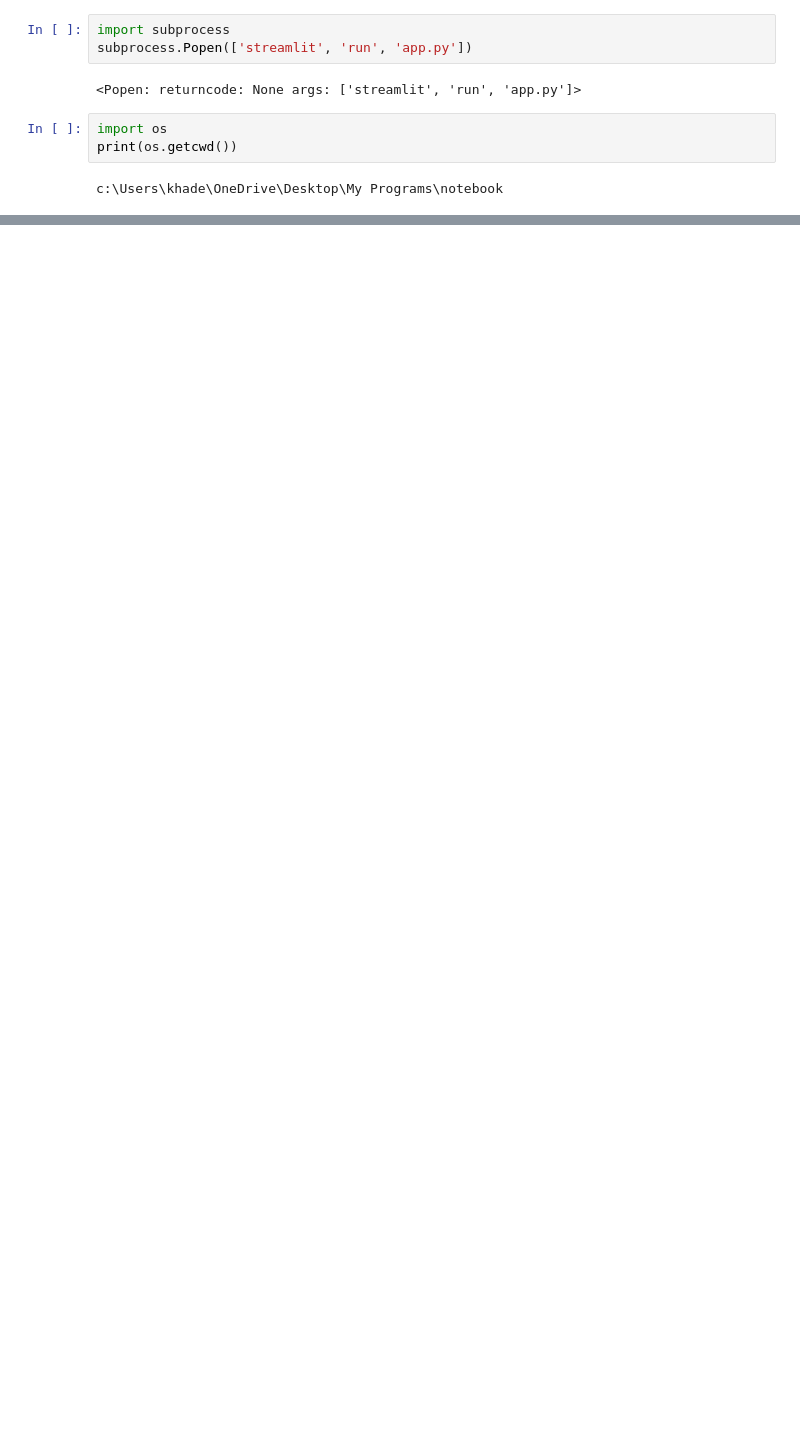
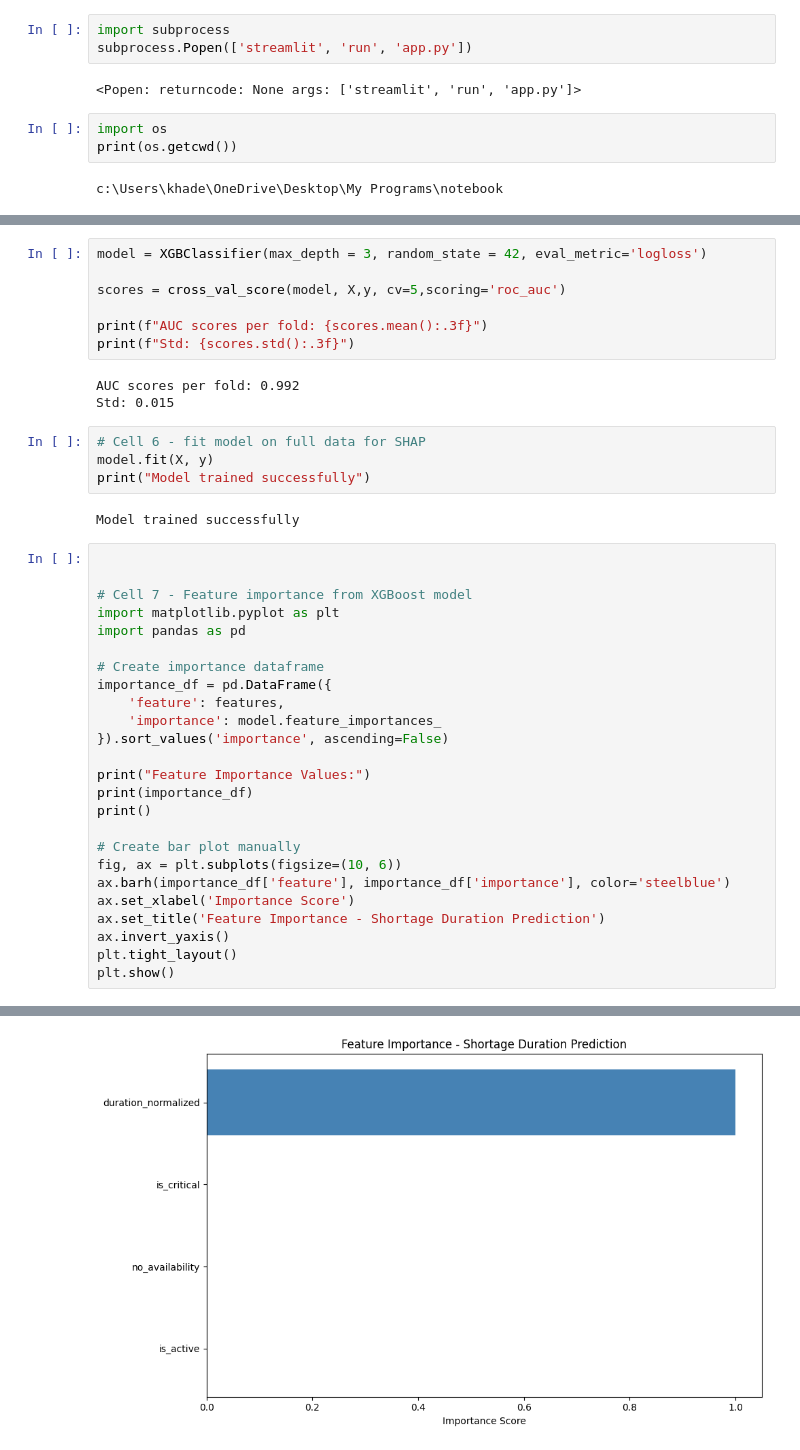
Before and after one commit to neehh001/drug_shortage_dashboard, a Jupyter notebook: test.ipynb, the cells around one changed output, grey strips where cells are left out. Saved outputs shown, nothing was run; the diff lists cells and outputs as text; blank space fills up the shorter version.

Commit message:
add ML model and updated Dashboard

```diff
--- a/test.ipynb
+++ b/test.ipynb
@@ -620,0 +745,42 @@ c:\Users\khade\OneDrive\Desktop\My Programs\notebook
+# %%
+model = XGBClassifier(max_depth = 3, random_state = 42, eval_metric='logloss')
+
+scores = cross_val_score(model, X,y, cv=5,scoring='roc_auc')
+
+print(f"AUC scores per fold: {scores.mean():.3f}")
+print(f"Std: {scores.std():.3f}")
+# %% [output]
+AUC scores per fold: 0.992
+Std: 0.015
+# %%
+# Cell 6 - fit model on full data for SHAP
+model.fit(X, y)
+print("Model trained successfully")
+# %% [output]
+Model trained successfully
+# %%
+
+
+# Cell 7 - Feature importance from XGBoost model
+import matplotlib.pyplot as plt
+import pandas as pd
+
+# Create importance dataframe
+importance_df = pd.DataFrame({
+    'feature': features,
+    'importance': model.feature_importances_
+}).sort_values('importance', ascending=False)
+
+print("Feature Importance Values:")
+print(importance_df)
+print()
+
+# Create bar plot manually
+fig, ax = plt.subplots(figsize=(10, 6))
+ax.barh(importance_df['feature'], importance_df['importance'], color='steelblue')
+ax.set_xlabel('Importance Score')
+ax.set_title('Feature Importance - Shortage Duration Prediction')
+ax.invert_yaxis()
+plt.tight_layout()
+plt.show()
+# %% [output]
@@ -620,0 +793 @@ c:\Users\khade\OneDrive\Desktop\My Programs\notebook
+[figure, added]
```
Also changed, not shown: parts of 22 cells of this notebook, 2 other files.
